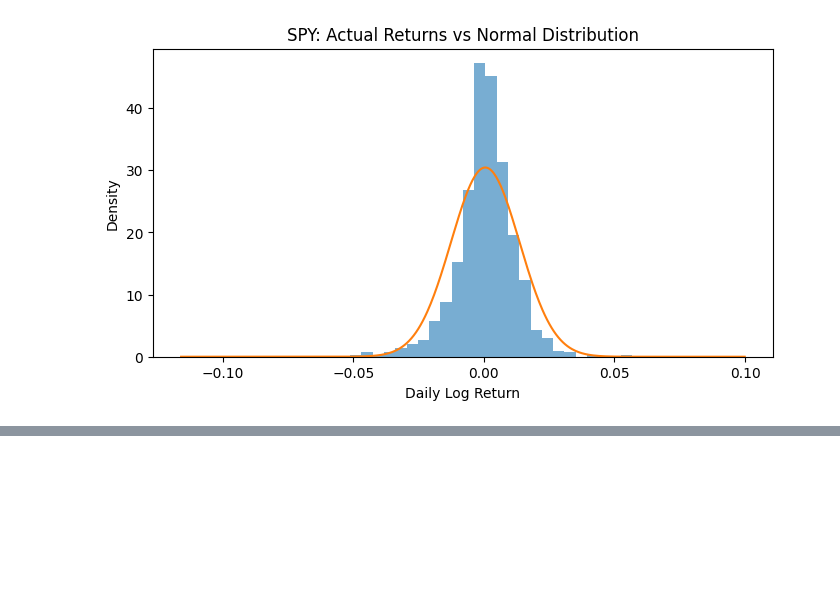
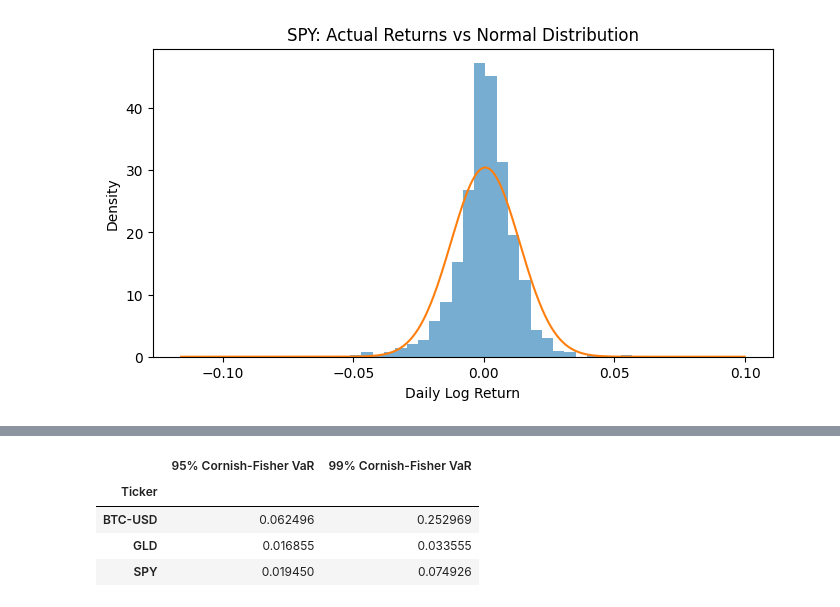
Before and after one commit to TheQuantSarah/tail-risk-var-analysis, a Jupyter notebook: var_analysis.ipynb, the cells around one changed output, grey strips where cells are left out. Saved outputs shown, nothing was run; the diff lists cells and outputs as text; code cells hidden in the pictures; blank space fills up the shorter version.

```diff
--- a/var_analysis.ipynb
+++ b/var_analysis.ipynb
@@ -135,0 +264,16 @@ array([2.13822163e-16, 2.86555575e-16, 3.83611799e-16, 5.12981856e-16,
+# %%
+cf_var_95 = cornish_fisher_var(0.95)
+cf_var_99 = cornish_fisher_var(0.99)
+
+cf_results = pd.DataFrame({
+    "95% Cornish-Fisher VaR": cf_var_95,
+    "99% Cornish-Fisher VaR": cf_var_99
+})
+
+cf_results
+# %% [output]
+|  | 95% Cornish-Fisher VaR | 99% Cornish-Fisher VaR |
+| Ticker |  |  |
+| BTC-USD | 0.062496 | 0.252969 |
+| GLD | 0.016855 | 0.033555 |
+| SPY | 0.019450 | 0.074926 |
```
Also changed, not shown: parts of 20 cells of this notebook.
